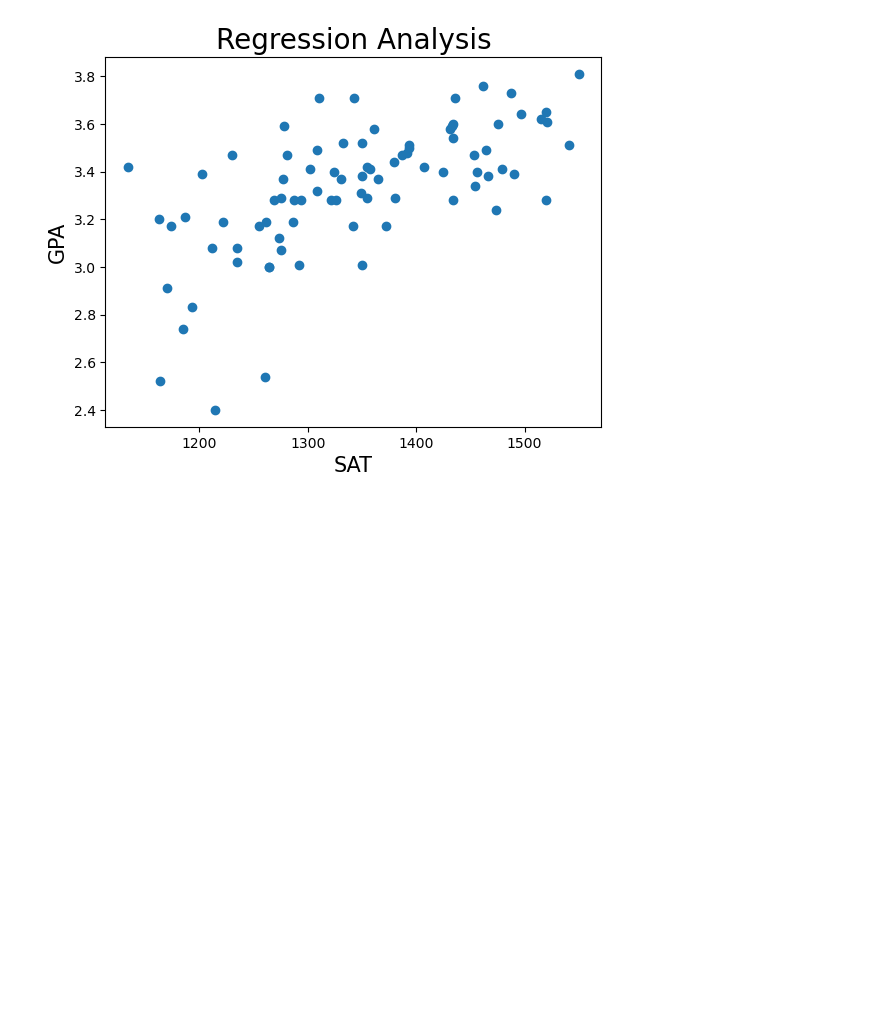
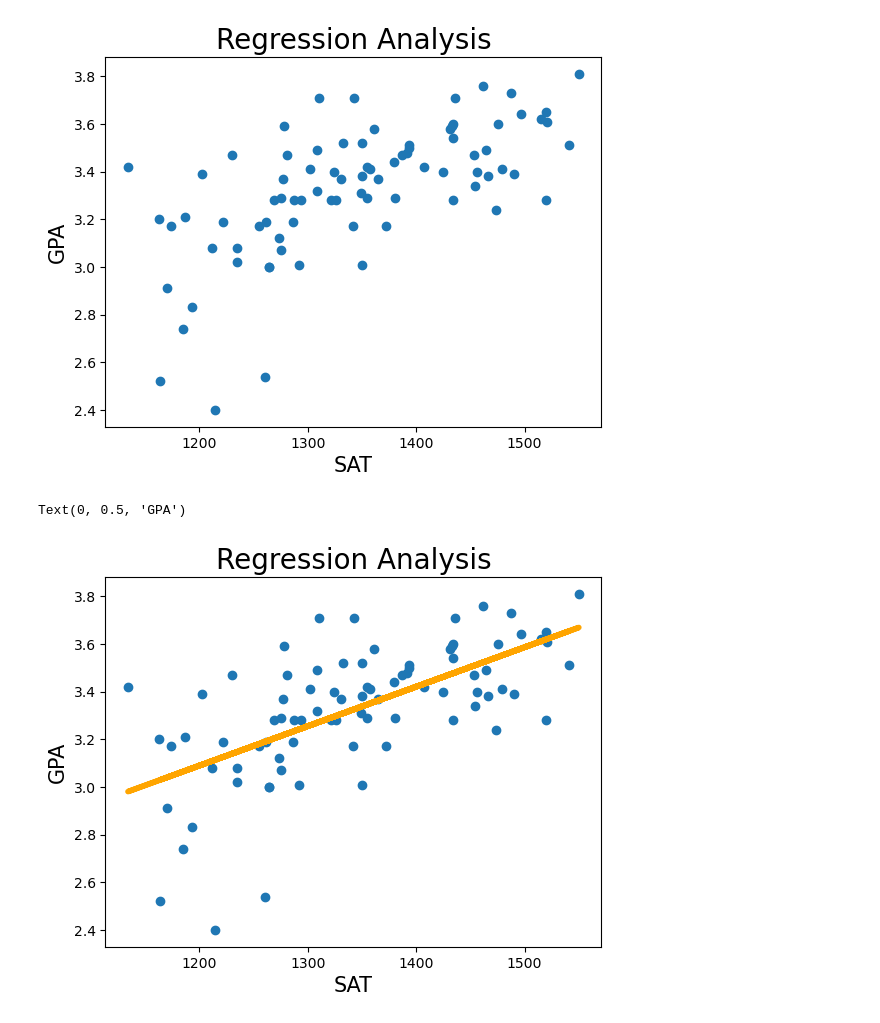
Before and after one commit to amaan-igs/Data-Analytics, a Jupyter notebook: ML/Linear Regression/Regression.ipynb, the cells around one changed output. Cells and saved outputs as stored; diff of their text form; code cells hidden in the pictures; blank space fills up the shorter version.

```diff
--- a/ML/Linear Regression/Regression.ipynb
+++ b/ML/Linear Regression/Regression.ipynb
@@ -66,0 +71,15 @@ Text(0, 0.5, 'GPA')
+# %%
+slope, intercept, r_value, p_value, std_err = linregress(x1, y1)
+# %%
+fig = plt.figure()
+plt.scatter(x1,y1)
+
+y2 = slope*x1 + intercept
+
+fig = plt.plot(x1,y2, lw=4, c='orange')
+plt.title('Regression Analysis', fontsize =20)
+plt.xlabel('SAT', fontsize =15)
+plt.ylabel('GPA', fontsize =15)
+# %% [output]
+Text(0, 0.5, 'GPA')
+[figure, added]
```
Also changed, not shown: parts of 3 cells of this notebook.
